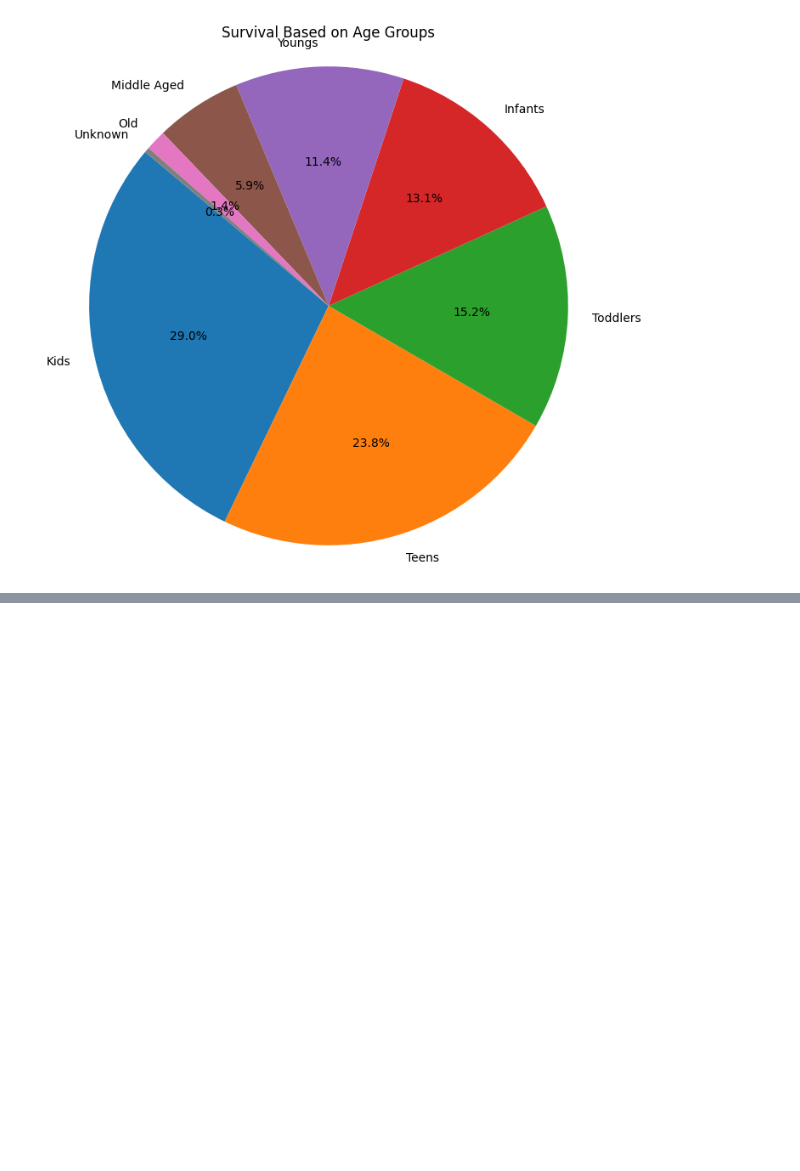
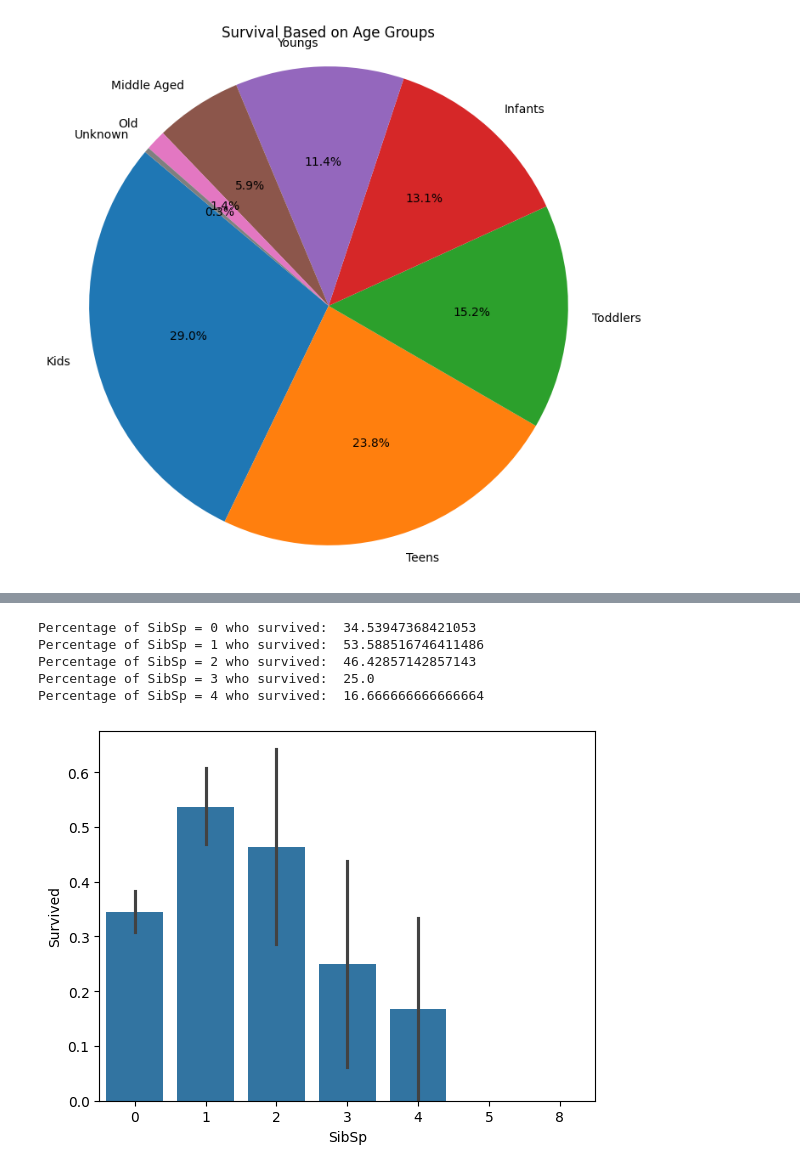
Before and after one commit to Rishabh-Devadiga/Data-Science-Lab, a Jupyter notebook: exploratory-data-analysis/TitanicSurvival.ipynb, the cells around one changed output, grey strips where cells are left out. Saved outputs shown, nothing was run; the diff lists cells and outputs as text; code cells hidden in the pictures; blank space fills up the shorter version.

```diff
--- a/exploratory-data-analysis/TitanicSurvival.ipynb
+++ b/exploratory-data-analysis/TitanicSurvival.ipynb
@@ -207,0 +228,12 @@ plt.show()
+# %%
+sns.barplot(x = 'SibSp', y = 'Survived', data = train_set)
+
+for i in range(5):
+    print(f"Percentage of SibSp = {i} who survived: ", train_set['Survived'][train_set['SibSp'] == i].value_counts(normalize = True)[1]*100)
+# %% [output]
+Percentage of SibSp = 0 who survived:  34.53947368421053
+Percentage of SibSp = 1 who survived:  53.588516746411486
+Percentage of SibSp = 2 who survived:  46.42857142857143
+Percentage of SibSp = 3 who survived:  25.0
+Percentage of SibSp = 4 who survived:  16.666666666666664
+[figure, added]
```
Also changed, not shown: parts of 9 cells of this notebook.
